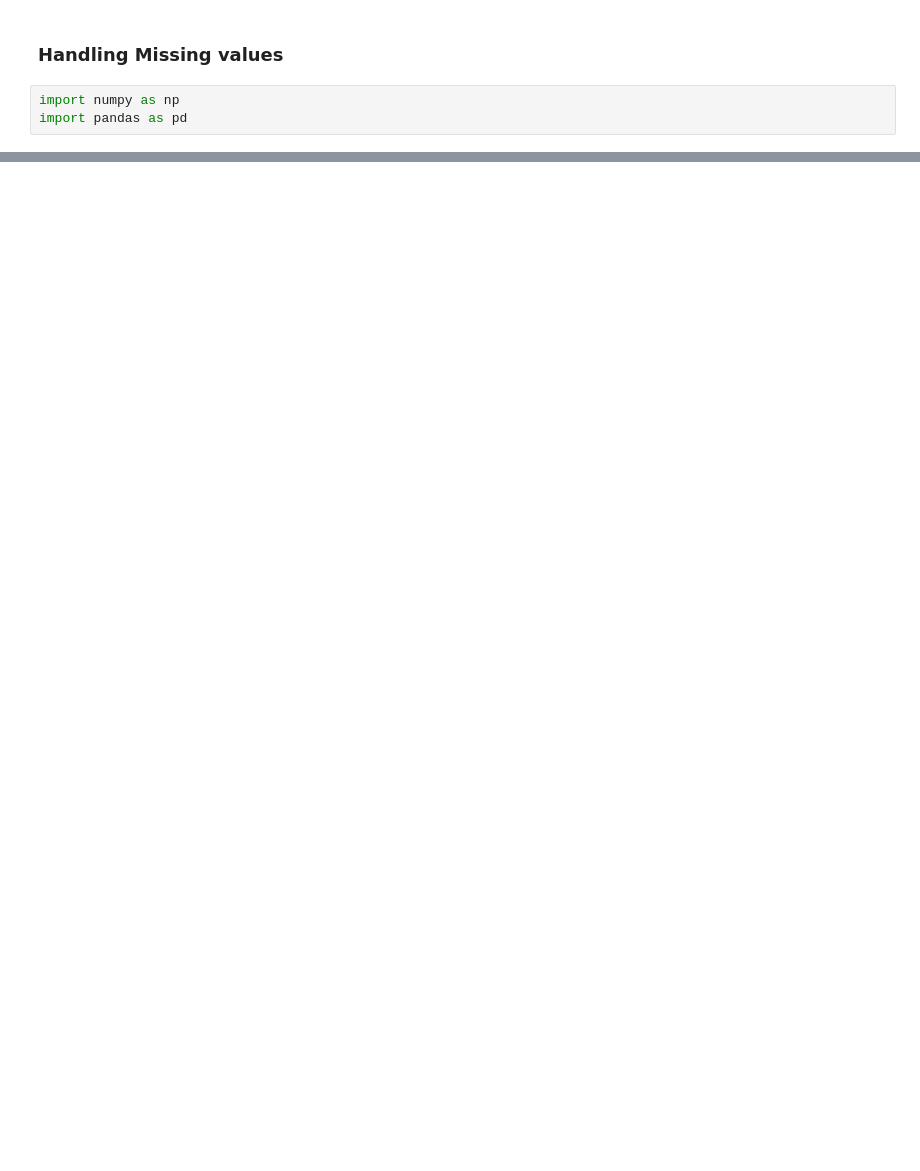
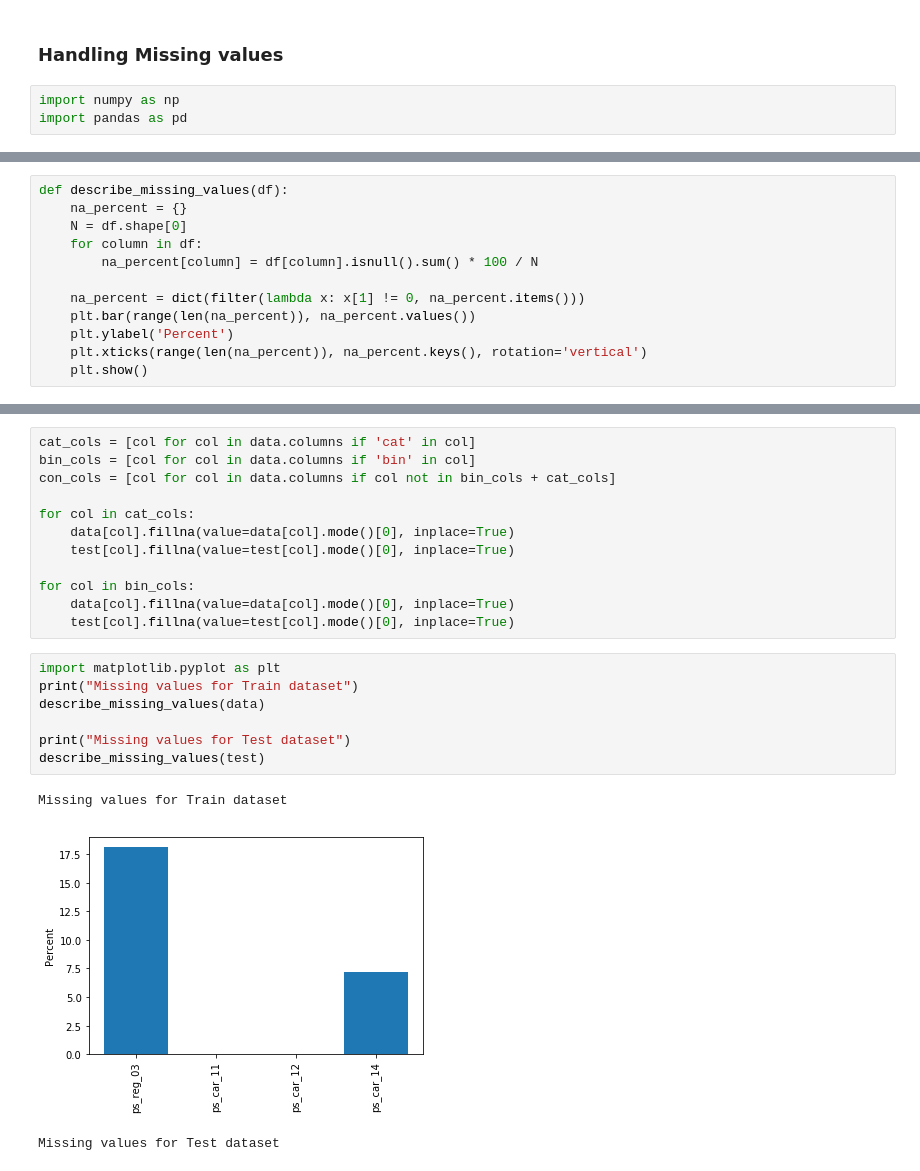
Before and after one commit to siddharthoza/100_days_of_ML_Day_3, a Jupyter notebook: Day 3.ipynb, the cells around one changed output, grey strips where cells are left out. Drawn from its saved outputs; the diff is of its cells as text; blank space fills up the shorter version.

```diff
--- a/Day 3.ipynb
+++ b/Day 3.ipynb
@@ -64,0 +116,12 @@ newData.shape
+# %%
+def describe_missing_values(df):
+    na_percent = {}
+    N = df.shape[0]
+    for column in df:
+        na_percent[column] = df[column].isnull().sum() * 100 / N
+
+    na_percent = dict(filter(lambda x: x[1] != 0, na_percent.items()))
+    plt.bar(range(len(na_percent)), na_percent.values())
+    plt.ylabel('Percent')
+    plt.xticks(range(len(na_percent)), na_percent.keys(), rotation='vertical')
+    plt.show()
@@ -64,0 +140,23 @@ newData.shape
+# %%
+cat_cols = [col for col in data.columns if 'cat' in col]
+bin_cols = [col for col in data.columns if 'bin' in col]
+con_cols = [col for col in data.columns if col not in bin_cols + cat_cols]
+
+for col in cat_cols:
+    data[col].fillna(value=data[col].mode()[0], inplace=True)
+    test[col].fillna(value=test[col].mode()[0], inplace=True)
+
+for col in bin_cols:
+    data[col].fillna(value=data[col].mode()[0], inplace=True)
+    test[col].fillna(value=test[col].mode()[0], inplace=True)
+# %%
+import matplotlib.pyplot as plt
+print("Missing values for Train dataset")
+describe_missing_values(data)
+
+print("Missing values for Test dataset")
+describe_missing_values(test)
+# %% [output]
+Missing values for Train dataset
+[figure, added]
+Missing values for Test dataset
```
Also changed, not shown: parts of 36 cells of this notebook.
